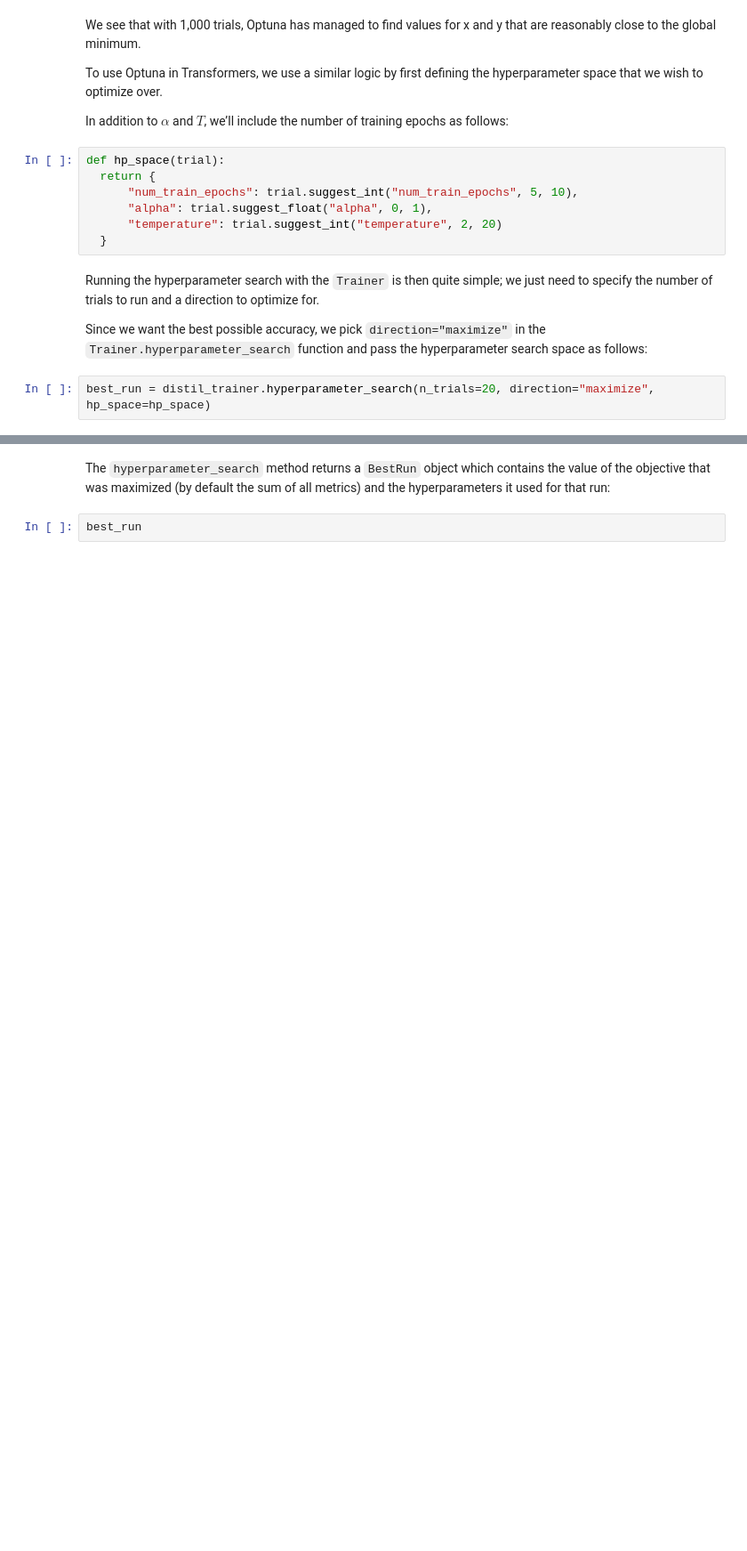
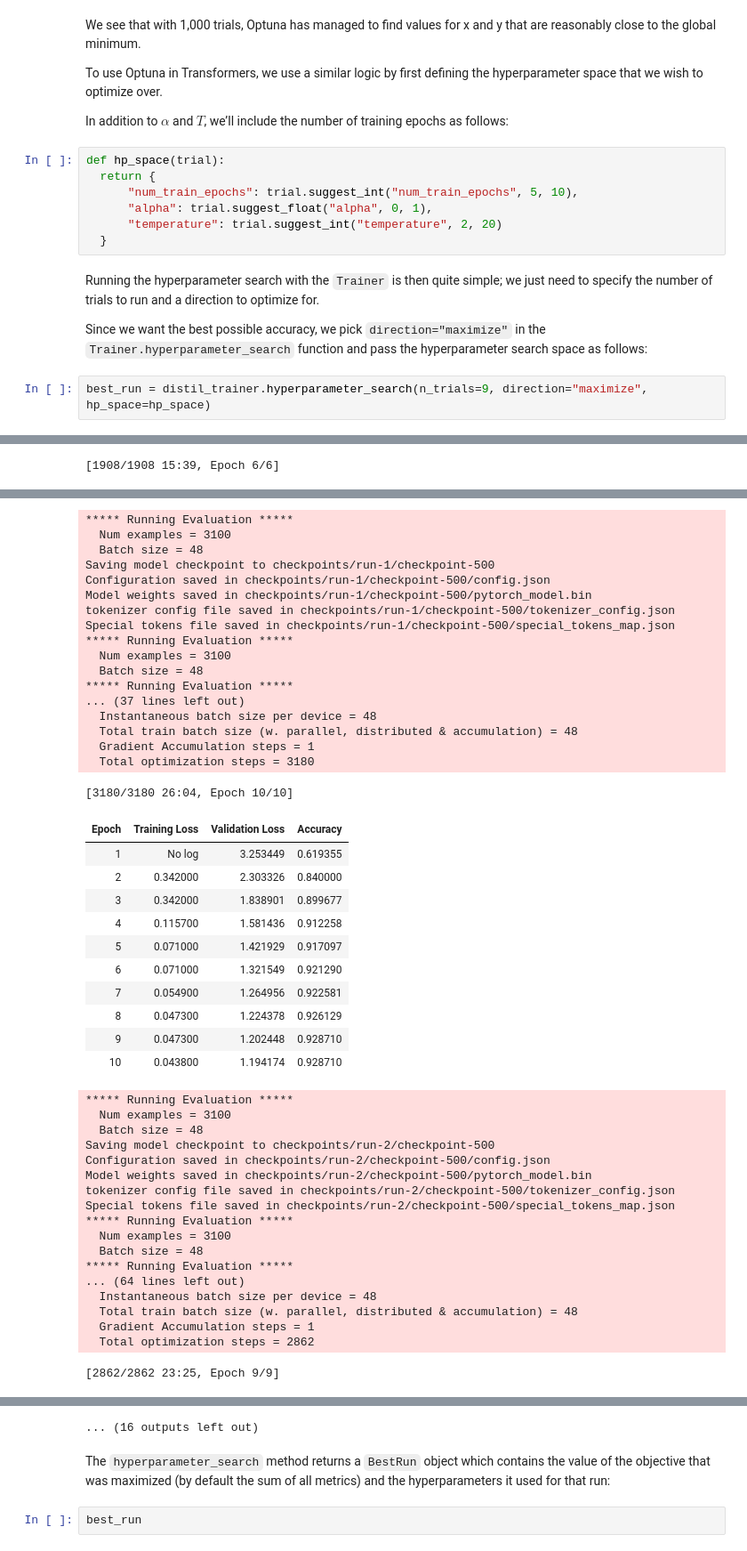
Before and after one commit to rahiakela/transformers-research-and-practice, a Jupyter notebook: natural-language-processing-with-transformers/05-making-transformers-efficient-in-production/case_study_intent_detection.ipynb, the cells around one changed output, grey strips where cells are left out. Shown at 89% size. Drawn from its saved outputs; the diff is of its cells as text; blank space fills up the shorter version.

```diff
--- a/natural-language-processing-with-transformers/05-making-transformers-efficient-in-production/case_study_intent_detection.ipynb
+++ b/natural-language-processing-with-transformers/05-making-transformers-efficient-in-production/case_study_intent_detection.ipynb
@@ -772,4 +772,5 @@ Running the hyperparameter search with the `Trainer` is then quite simple; we ju
 Since we want the best possible accuracy, we pick `direction="maximize"` in the
 `Trainer.hyperparameter_search` function and pass the hyperparameter search space as follows:
 # %%
-best_run = distil_trainer.hyperparameter_search(n_trials=20, direction="maximize", hp_space=hp_space)
+best_run = distil_trainer.hyperparameter_search(n_trials=9, direction="maximize", hp_space=hp_space)
+# %% [output]
@@ -775,0 +817 @@ best_run = distil_trainer.hyperparameter_search(n_trials=20, direction="maximize
+[1908/1908 15:39, Epoch 6/6]
@@ -775,0 +825,47 @@ best_run = distil_trainer.hyperparameter_search(n_trials=20, direction="maximize
+***** Running Evaluation *****
+  Num examples = 3100
+  Batch size = 48
+Saving model checkpoint to checkpoints/run-1/checkpoint-500
+Configuration saved in checkpoints/run-1/checkpoint-500/config.json
+Model weights saved in checkpoints/run-1/checkpoint-500/pytorch_model.bin
+tokenizer config file saved in checkpoints/run-1/checkpoint-500/tokenizer_config.json
+Special tokens file saved in checkpoints/run-1/checkpoint-500/special_tokens_map.json
+***** Running Evaluation *****
+  Num examples = 3100
+  Batch size = 48
+***** Running Evaluation *****
+... (37 lines left out)
+  Instantaneous batch size per device = 48
+  Total train batch size (w. parallel, distributed & accumulation) = 48
+  Gradient Accumulation steps = 1
+  Total optimization steps = 3180
+[3180/3180 26:04, Epoch 10/10]
+| Epoch | Training Loss | Validation Loss | Accuracy |
+| 1 | No log | 3.253449 | 0.619355 |
+| 2 | 0.342000 | 2.303326 | 0.840000 |
+| 3 | 0.342000 | 1.838901 | 0.899677 |
+| 4 | 0.115700 | 1.581436 | 0.912258 |
+| 5 | 0.071000 | 1.421929 | 0.917097 |
+| 6 | 0.071000 | 1.321549 | 0.921290 |
+| 7 | 0.054900 | 1.264956 | 0.922581 |
+| 8 | 0.047300 | 1.224378 | 0.926129 |
+| 9 | 0.047300 | 1.202448 | 0.928710 |
+| 10 | 0.043800 | 1.194174 | 0.928710 |
+***** Running Evaluation *****
+  Num examples = 3100
+  Batch size = 48
+Saving model checkpoint to checkpoints/run-2/checkpoint-500
+Configuration saved in checkpoints/run-2/checkpoint-500/config.json
+Model weights saved in checkpoints/run-2/checkpoint-500/pytorch_model.bin
+tokenizer config file saved in checkpoints/run-2/checkpoint-500/tokenizer_config.json
+Special tokens file saved in checkpoints/run-2/checkpoint-500/special_tokens_map.json
+***** Running Evaluation *****
+  Num examples = 3100
+  Batch size = 48
+***** Running Evaluation *****
+... (64 lines left out)
+  Instantaneous batch size per device = 48
+  Total train batch size (w. parallel, distributed & accumulation) = 48
+  Gradient Accumulation steps = 1
+  Total optimization steps = 2862
+[2862/2862 23:25, Epoch 9/9]
@@ -776,3 +882,4 @@ best_run = distil_trainer.hyperparameter_search(n_trials=20, direction="maximize
+... (16 outputs left out)
 # %% [markdown]
 The `hyperparameter_search` method returns a `BestRun` object which contains the
 value of the objective that was maximized (by default the sum of all metrics) and the hyperparameters it used for that run:
```
Also changed, not shown: parts of 15 cells of this notebook.
